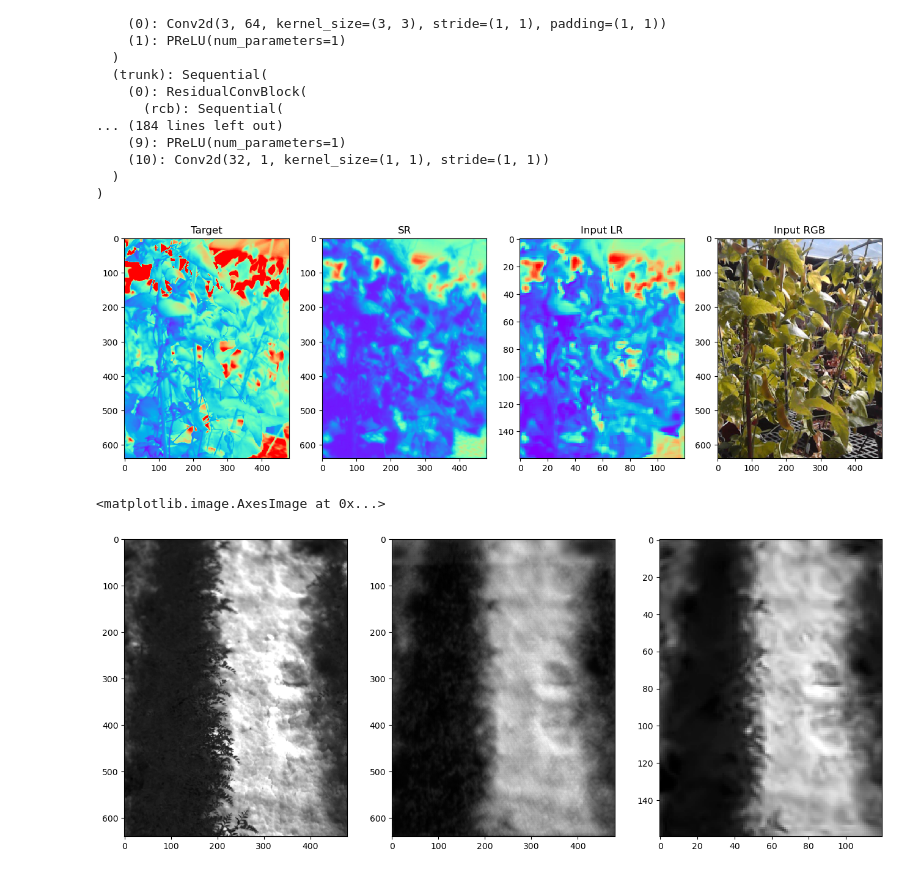
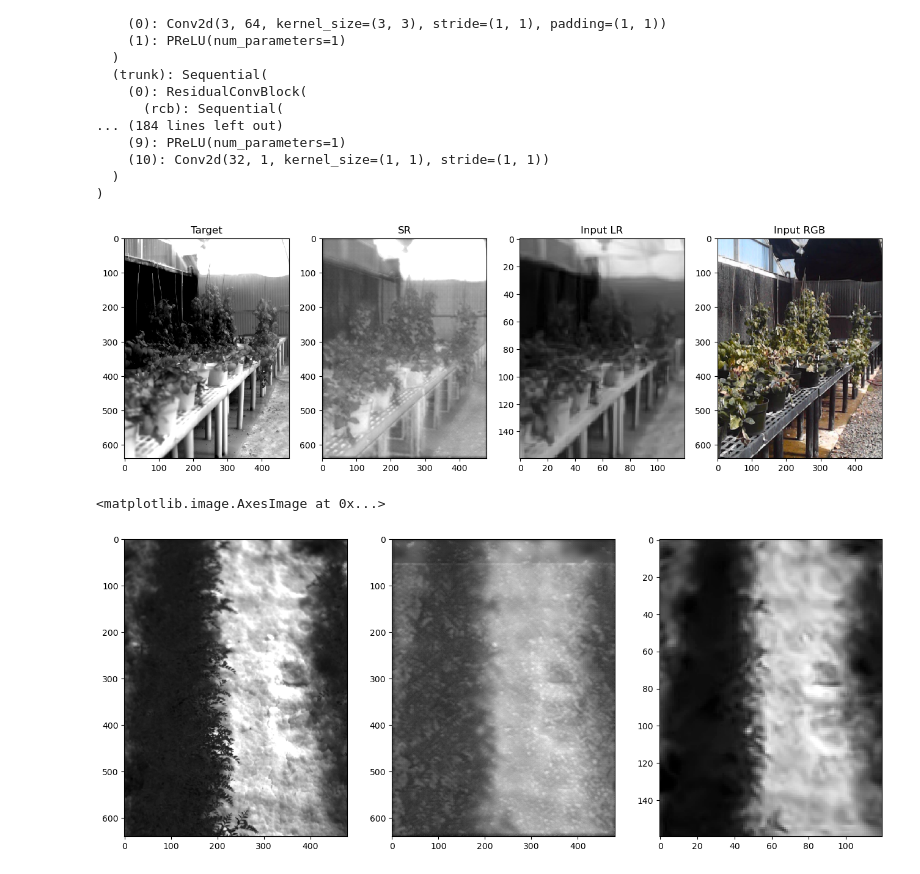
Before and after one commit to GEMINI-Breeding/SRGAN-PyTorch, a Jupyter notebook: test_themalRGB.ipynb, the cells around one changed output. Cells and saved outputs as stored; diff of their text form; code cells hidden in the pictures.

```diff
--- a/test_themalRGB.ipynb
+++ b/test_themalRGB.ipynb
@@ -16,7 +16,7 @@ from torchvision.utils import save_image
 # %%
 config = Config()
 model = Generator()
-model.load_state_dict(torch.load('results/2022-04-29-ThermalRGB_NCCLoss/g-best.pth'))
+model.load_state_dict(torch.load('results/2022-05-01-ThermalRGB_NCCLoss_Fixbug/g-last.pth'))
 model.to(config.device)
 model.eval()
 # %% [output]
@@ -40,38 +40,38 @@ Generator(
 # %%
 # Test Image
 #sample_dataset = ImageDataset(dataroot="/home/lion397/data/datasets/GEMINI/Training_220315/val/",image_size=96, upscale_factor=4, mode="train")
 sample_dataset = ImageDataset(dataroot=config.valid_image_dir,image_size=96, upscale_factor=4, mode="train")
-(low_img, rgb_img, high_ir) = sample_dataset.getImage(-7)
+(low_img, rgb_img, high_ir) = sample_dataset.getImage(-1)
 rgb_img_disp = rgb_img
 low_img = torch.FloatTensor(low_img)[None, None,:, :]/255.0
 rgb_img = rgb_img[:, :, [2, 1, 0]] # swap channel from RGB to BGR
 rgb_img = torch.FloatTensor(rgb_img).permute(2,0,1).unsqueeze(0)/255.0
 high_ir = torch.FloatTensor(high_ir)[None, None,:, :]/255.0
 lr = low_img.to(config.device, non_blocking=True)
 rgb = rgb_img.to(config.device, non_blocking=True)
 high_ir = high_ir.to(config.device, non_blocking=True)
 sr = model(lr, rgb)
 sr_img = sr.squeeze().cpu().detach().numpy()
 lr_img = lr.squeeze().cpu().detach().numpy()
 high_img = high_ir.squeeze().cpu().detach().numpy()
 # plt.imshow(sr_img,cmap='gray')
 f, axarr = plt.subplots(1,4, figsize=(16,8))
-im0 = axarr[0].imshow(high_img, interpolation='none', cmap='rainbow')
+im0 = axarr[0].imshow(high_img, interpolation='none', cmap='gray')
 axarr[0].set_title("Target")
 #plt.colorbar(im0, ax=axarr[0])
-im1 = axarr[1].imshow(sr_img, interpolation='none', cmap='rainbow',vmin=0, vmax=1.0)
+im1 = axarr[1].imshow(sr_img, interpolation='none', cmap='gray',vmin=0, vmax=1.0)
 axarr[1].set_title("SR")
 #plt.colorbar(im1, ax=axarr[1])
-im2 = axarr[2].imshow(lr_img, interpolation='none', cmap='rainbow',vmin=0, vmax=1.0)
+im2 = axarr[2].imshow(lr_img, interpolation='none', cmap='gray',vmin=0, vmax=1.0)
 axarr[2].set_title("Input LR")
 #plt.colorbar(im2, ax=axarr[2])
 im3 = axarr[3].imshow(cv2.cvtColor(rgb_img_disp,cv2.COLOR_RGB2BGR),interpolation='none')
 axarr[3].set_title("Input RGB")
 #plt.colorbar(im3, ax=axarr[3])
 
 plt.show()
 # %% [output]
-[figure, old version]
+[figure, new version]
 # %%
 # Test Image
 sample_dataset = ImageDataset(dataroot="/home/lion397/data/datasets/GEMINI/2022-04-05-Garbanzo/pairs_processed",
@@ -100,7 +100,7 @@ axarr[1].imshow(sr_img, interpolation='none', cmap='gray')
 axarr[2].imshow(lr_img, interpolation='none', cmap='gray')
 # %% [output]
 <matplotlib.image.AxesImage at 0x...>
-[figure, old version]
+[figure, new version]
 # %%
 def create_dir(dir_):
     os.makedirs(dir_, exist_ok = True)
```
Also changed, not shown: 3 other files.
